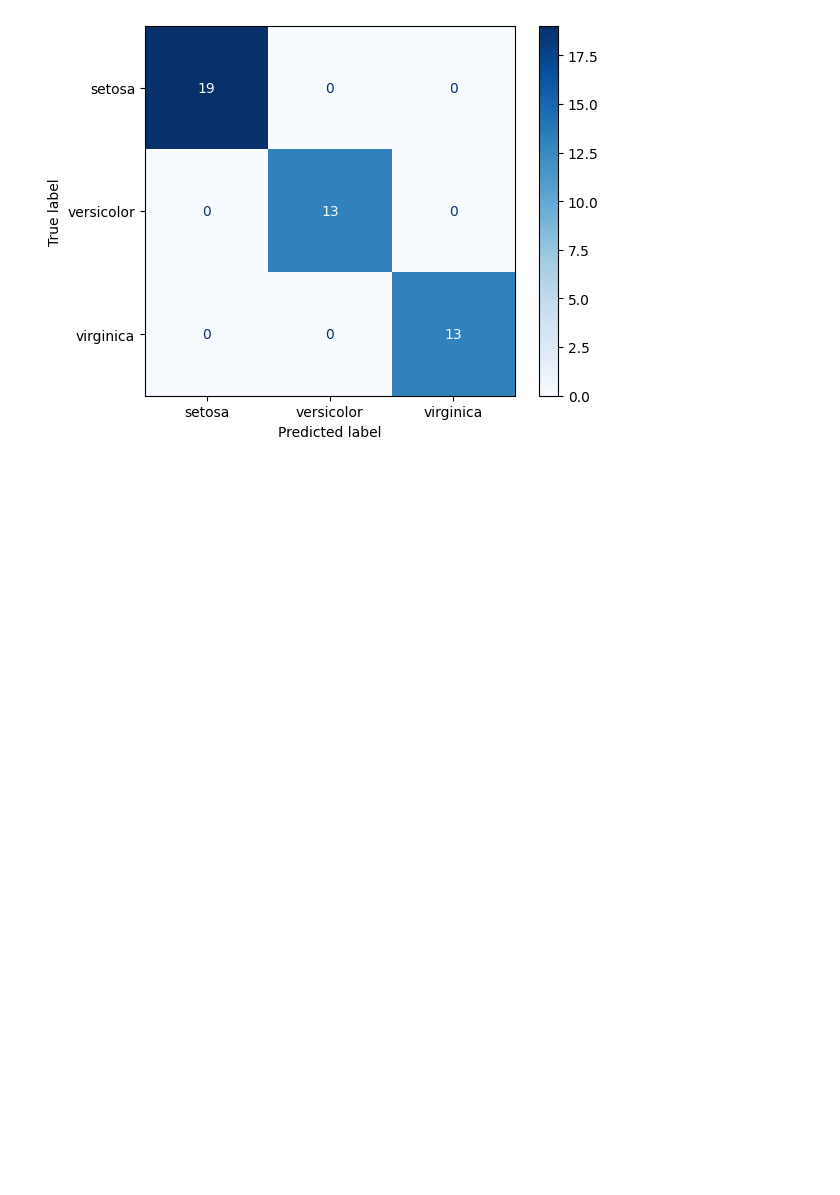
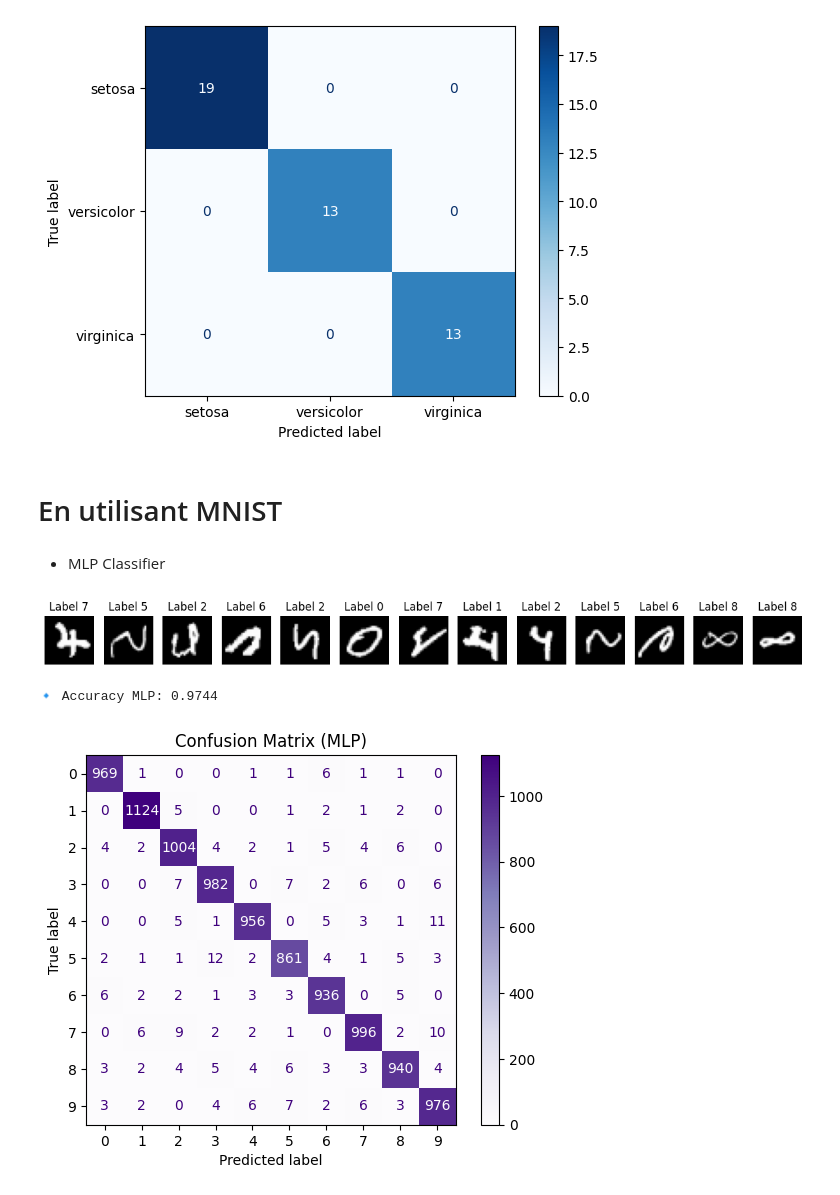
Before and after one commit to bokhtachekhawla/aarn-tp-1, a Jupyter notebook: AARN_TP_1.ipynb, the cells around one changed output. Drawn from its saved outputs; the diff is of its cells as text; code cells hidden in the pictures; blank space fills up the shorter version.

Commit message:
implémentation avec  MNIST

```diff
--- a/AARN_TP_1.ipynb
+++ b/AARN_TP_1.ipynb
@@ -626,3 +624,66 @@ Résultats finaux avec K=3
 🔹 Recall: 1.0000
 🔹 F1-score: 1.0000
 [figure]
+# %% [markdown]
+# En utilisant MNIST
+# %% [markdown]
+
+
+*   MLP Classifier
+# %%
+import numpy as np
+import matplotlib.pyplot as plt
+import random
+from tensorflow.keras.datasets import mnist
+from sklearn.model_selection import train_test_split
+from sklearn.preprocessing import StandardScaler
+from sklearn.neural_network import MLPClassifier
+from sklearn.metrics import accuracy_score, confusion_matrix, ConfusionMatrixDisplay
+
+# 📌 Load MNIST dataset
+(X_train, y_train), (X_test, y_test) = mnist.load_data()
+
+# 📌 Display some random images with transposition
+plt.figure(figsize=(15, 8))
+for i in range(13):
+    c = random.randint(0, X_train.shape[0] - 1)  # Random index
+    a = np.transpose(X_train[c])  # Transpose the image (28x28)
+    plt.subplot(1, 13, i + 1)
+    plt.title(f'Label {y_train[c]}')
+    plt.imshow(a, cmap='gray')
+    plt.axis('off')
+plt.show()
+
+# 📌 Flatten the images (28x28 → 784 pixels)
+X_train_flat = X_train.reshape(X_train.shape[0], -1)
+X_test_flat = X_test.reshape(X_test.shape[0], -1)
+
+# 📌 Normalize pixel values (0-255 → 0-1)
+scaler = StandardScaler()
+X_train_scaled = scaler.fit_transform(X_train_flat)
+X_test_scaled = scaler.transform(X_test_flat)
+
+# 📌 Train-test split for validation
+X_train_split, X_val, y_train_split, y_val = train_test_split(X_train_scaled, y_train, test_size=0.3, random_state=42)
+
+# 📌 Define & Train MLP Classifier
+mlp = MLPClassifier(hidden_layer_sizes=(128, 64), activation='relu', solver='adam', max_iter=20, random_state=42)
+mlp.fit(X_train_split, y_train_split)
+
+# 📌 Predictions
+y_pred_mlp = mlp.predict(X_test_scaled)
+
+# 📌 Compute accuracy
+accuracy = accuracy_score(y_test, y_pred_mlp)
+print(f"🔹 Accuracy MLP: {accuracy:.4f}")
+
+# 📌 Confusion Matrix
+cm_mlp = confusion_matrix(y_test, y_pred_mlp)
+disp_mlp = ConfusionMatrixDisplay(confusion_matrix=cm_mlp)
+disp_mlp.plot(cmap="Purples")
+plt.title("Confusion Matrix (MLP)")
+plt.show()
+# %% [output]
+[figure, added]
+🔹 Accuracy MLP: 0.9744
+[figure, added]
```
Also changed, not shown: parts of 3 cells of this notebook.
